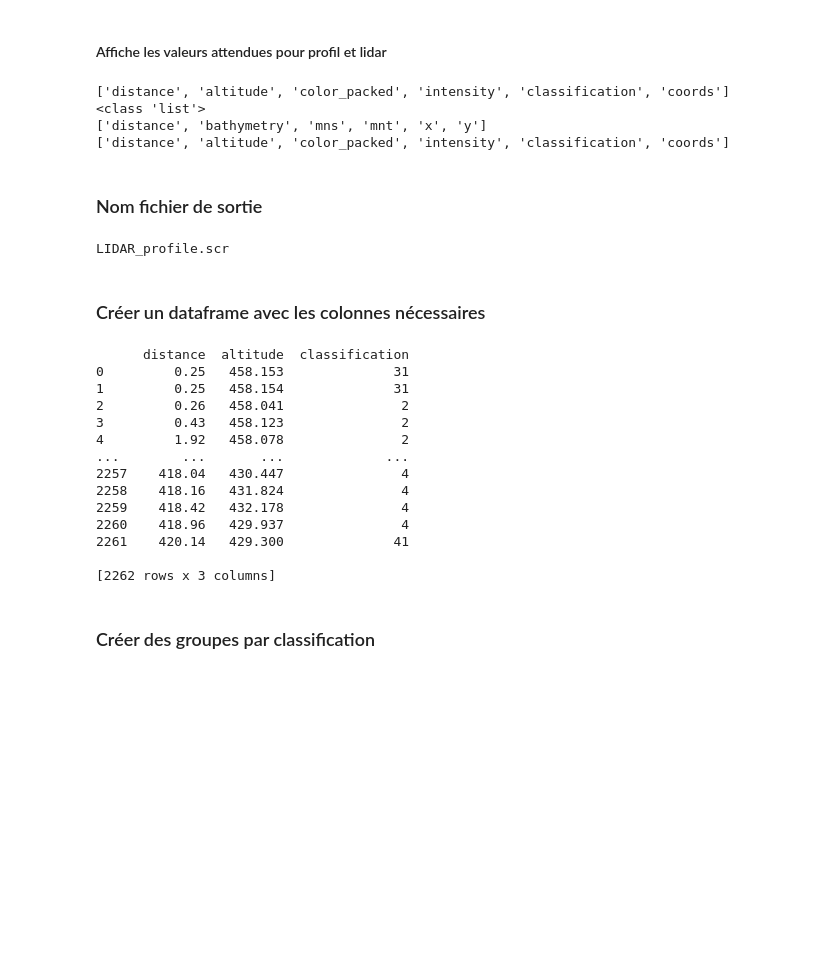
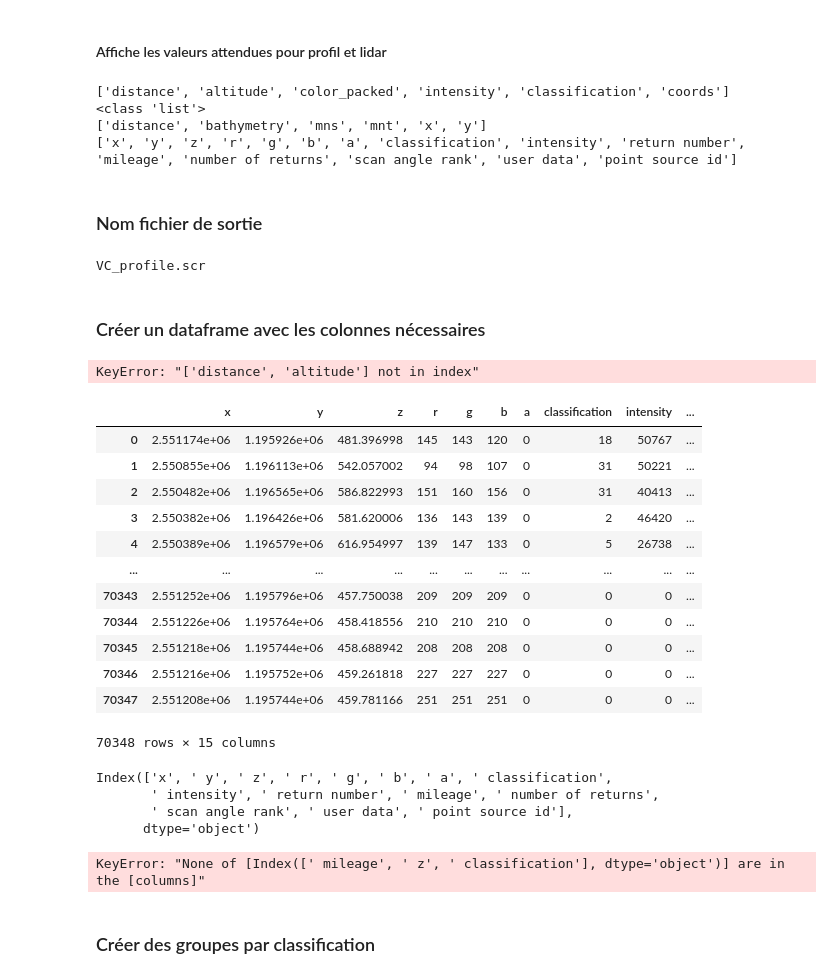
Before and after one commit to gowitz/lidar_to_acad_points, a Jupyter notebook: dev/tests.ipynb, the cells around one changed output. Saved outputs shown, nothing was run; the diff lists cells and outputs as text; code cells hidden in the pictures; blank space fills up the shorter version.

```diff
--- a/dev/tests.ipynb
+++ b/dev/tests.ipynb
@@ -13,10 +13,10 @@ UPLOAD_FOLDER = 'uploads'
 DOWNLOAD_FOLDER = 'downloads'
 EXPORT_FILENAME = 'points.scr'
 ALLOWED_EXTENSIONS = {'profil': 'csv','lidar': 'csv','dxf2kml': 'dxf', 'vc_lidar':'csv'}
-SOURCE_FILE = '../static/data_sample/LIDAR_profile.csv'
+SOURCE_FILE = '../static/data_sample/VC_profile.csv'
 CSV_COLUMS = {'lidar':'distance,altitude,color_packed,intensity,classification,coords',
               'profil':'distance,bathymetry,mns,mnt,x,y',
-              'vc_lidar':'distance,altitude,color_packed,intensity,classification,coords'}
+              'vc_lidar':'x,y,z,r,g,b,a,classification,intensity,return number,mileage,number of returns,scan angle rank,user data,point source id'}
 LIDAR_CLASSIFICATION_IGNORE = [4,5,6]
 # %%
 print(type(CSV_COLUMS['profil']))
@@ -163,33 +159,50 @@ print(CSV_COLUMS['vc_lidar'].split(","))
 ['distance', 'altitude', 'color_packed', 'intensity', 'classification', 'coords']
 <class 'list'>
 ['distance', 'bathymetry', 'mns', 'mnt', 'x', 'y']
-['distance', 'altitude', 'color_packed', 'intensity', 'classification', 'coords']
+['x', 'y', 'z', 'r', 'g', 'b', 'a', 'classification', 'intensity', 'return number', 'mileage', 'number of returns', 'scan angle rank', 'user data', 'point source id']
 # %% [markdown]
 ### Nom fichier de sortie
 # %%
 print(filename.split(".")[0] + ".scr")
 # %% [output]
-LIDAR_profile.scr
+VC_profile.scr
 # %% [markdown]
 ### Créer un dataframe avec les colonnes nécessaires
 # %%
 df = df[['distance', 'altitude', 'classification']]
+df.rename(columns={'distance':'x', 'altitude':'y'}, inplace=True)
 print(df)
 # %% [output]
-      distance  altitude  classification
-0         0.25   458.153              31
-1         0.25   458.154              31
-2         0.26   458.041               2
-3         0.43   458.123               2
-4         1.92   458.078               2
-...        ...       ...             ...
-2257    418.04   430.447               4
-2258    418.16   431.824               4
-2259    418.42   432.178               4
-2260    418.96   429.937               4
-2261    420.14   429.300              41
-
-[2262 rows x 3 columns]
+KeyError: "['distance', 'altitude'] not in index"
+# %%
+df
+# %% [output]
+|  | x | y | z | r | g | b | a | classification | intensity | ... |
+| 0 | 2.551174e+06 | 1.195926e+06 | 481.396998 | 145 | 143 | 120 | 0 | 18 | 50767 | ... |
+| 1 | 2.550855e+06 | 1.196113e+06 | 542.057002 | 94 | 98 | 107 | 0 | 31 | 50221 | ... |
+| 2 | 2.550482e+06 | 1.196565e+06 | 586.822993 | 151 | 160 | 156 | 0 | 31 | 40413 | ... |
+| 3 | 2.550382e+06 | 1.196426e+06 | 581.620006 | 136 | 143 | 139 | 0 | 2 | 46420 | ... |
+| 4 | 2.550389e+06 | 1.196579e+06 | 616.954997 | 139 | 147 | 133 | 0 | 5 | 26738 | ... |
+| ... | ... | ... | ... | ... | ... | ... | ... | ... | ... | ... |
+| 70343 | 2.551252e+06 | 1.195796e+06 | 457.750038 | 209 | 209 | 209 | 0 | 0 | 0 | ... |
+| 70344 | 2.551226e+06 | 1.195764e+06 | 458.418556 | 210 | 210 | 210 | 0 | 0 | 0 | ... |
+| 70345 | 2.551218e+06 | 1.195744e+06 | 458.688942 | 208 | 208 | 208 | 0 | 0 | 0 | ... |
+| 70346 | 2.551216e+06 | 1.195752e+06 | 459.261818 | 227 | 227 | 227 | 0 | 0 | 0 | ... |
+| 70347 | 2.551208e+06 | 1.195744e+06 | 459.781166 | 251 | 251 | 251 | 0 | 0 | 0 | ... |
+70348 rows × 15 columns
+# %%
+df.columns
+# %% [output]
+Index(['x', ' y', ' z', ' r', ' g', ' b', ' a', ' classification',
+       ' intensity', ' return number', ' mileage', ' number of returns',
+       ' scan angle rank', ' user data', ' point source id'],
+      dtype='object')
+# %%
+df = df[[' mileage', ' z', ' classification']]
+df.rename(columns={' mileage':'x', ' z':'y', ' classification':'classification'}, inplace=True)
+print(df)
+# %% [output]
+KeyError: "None of [Index([' mileage', ' z', ' classification'], dtype='object')] are in the [columns]"
 # %% [markdown]
 ### Créer des groupes par classification
 # %%
```
Also changed, not shown: parts of 9 cells of this notebook, 7 other files.
